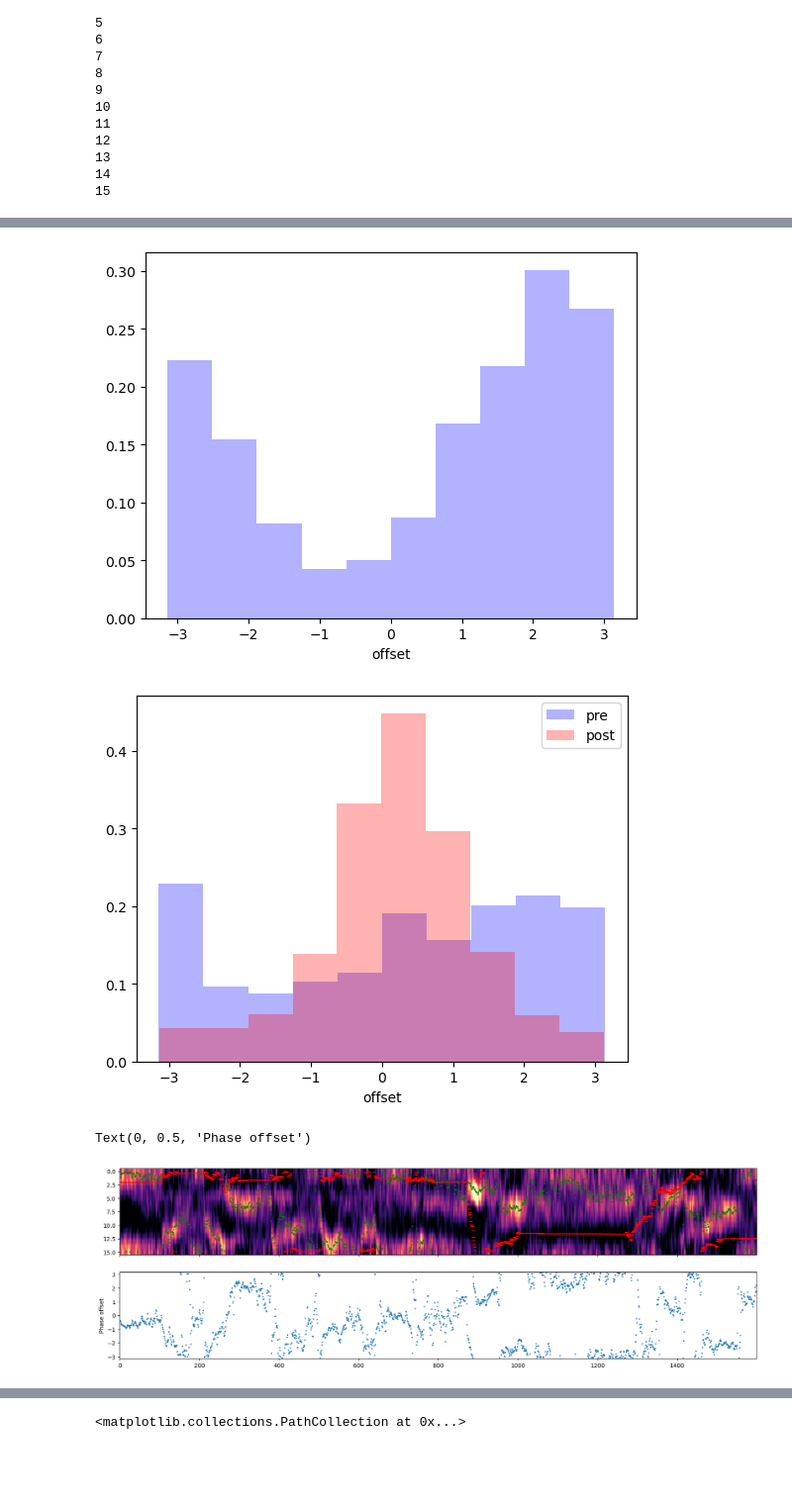
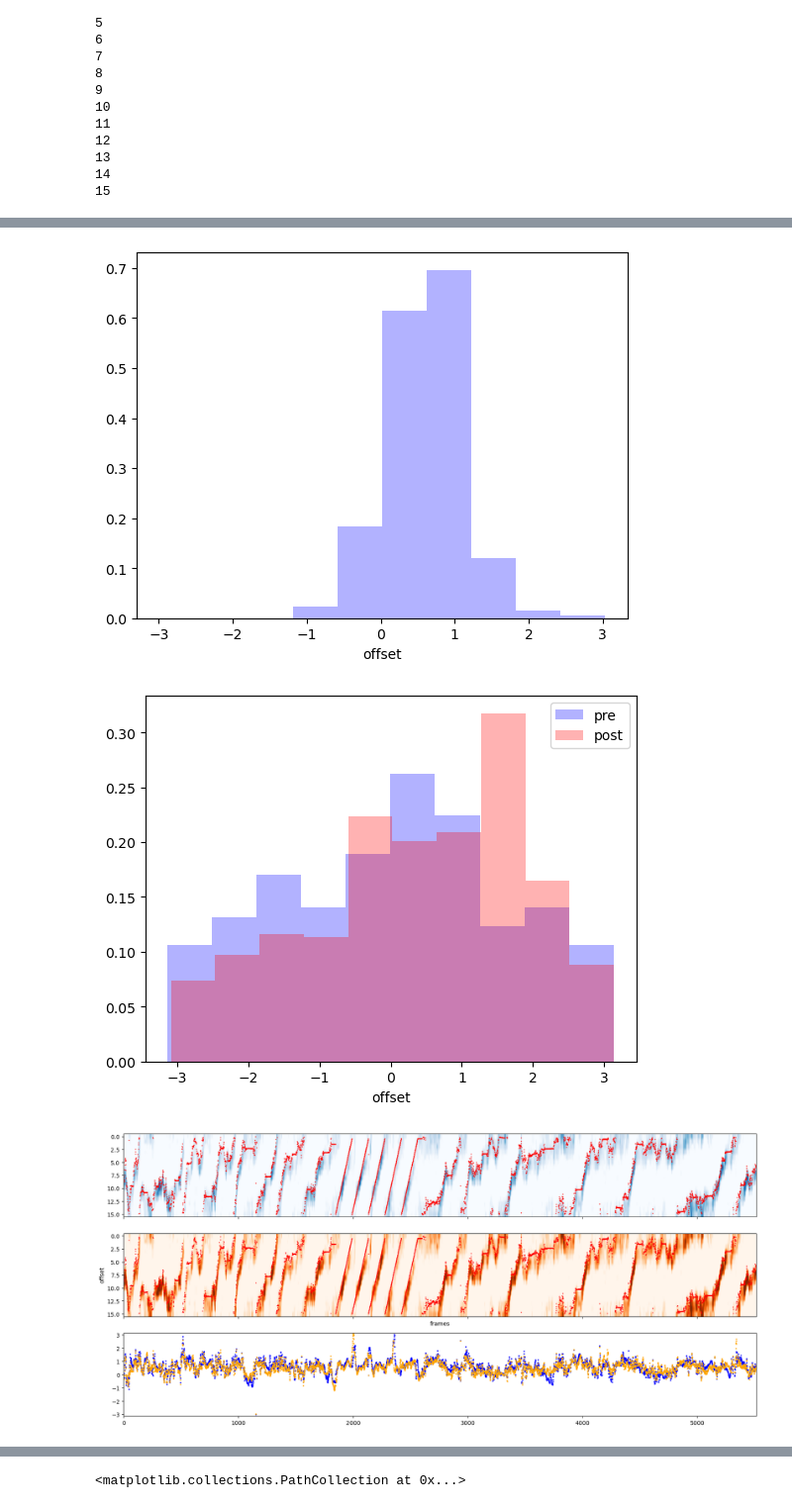
Before and after one commit to yfisher-lab/SessionTools, a Jupyter notebook: Notebooks/signal_extraction_debugging.ipynb, the cells around one changed output, grey strips where cells are left out. Shown at 99% size. Drawn from its saved outputs; the diff is of its cells as text; code cells hidden in the pictures; blank space fills up the shorter version.

```diff
--- a/Notebooks/signal_extraction_debugging.ipynb
+++ b/Notebooks/signal_extraction_debugging.ipynb
@@ -21,9 +21,9 @@ import SessionTools.two_photon as st2p
 
 %matplotlib inline
 # %%
-date = "27_02_2023"
-fly = "EPG_GCaMP7f_EL_CsChrimsontdT_fly1"
-session = "acute_bump_movement-009"
+date = "16_03_2023"
+fly = "EPG_GCaMP_EL_jRGECO_fly2"
+session = "open_loop_baseline-001"
 basedir = pathlib.PurePath(f'/media/mplitt/SSD_storage/2PData/{date}/{fly}/{session}/')
 basename_input = pathlib.Path(basedir.joinpath(session))
 metadata = st2p.preprocessing.bruker_metadata.read(basename_input)
@@ -154,7 +152,8 @@ F = sp.ndimage.gaussian_filter1d(F,.5,axis=1, mode='wrap')
 # dff = sp.stats.zscore(dff,axis=-1)
 # dff = 0*F[1,:,:]
 # dff = sp.stats.zscore(F[0,:,:]-.*F[0,:,:].mean(axis=0,keepdims=True)-.0*whole_frame_ts[np.newaxis,:],axis=-1)
-dff = sp.stats.zscore(F[1,:,:]-notF[1,np.newaxis,:],axis=-1)
+dff = sp.stats.zscore(F[0,:,:]-notF[0,np.newaxis,:],axis=-1)
+dff_r = sp.stats.zscore(F[1,:,:]-notF[1,np.newaxis,:],axis=-1)
 # dff = sp.stats.zscore(F[0,:,:]-.7*whole_frame_ts[np.newaxis,:],axis=-1)
 # %%
 print(np.amin(dff),np.amax(dff))
@@ -180,15 +179,19 @@ _,offset = st2p.utilities.cart2pol(*st2p.utilities.pol2cart(np.ones(heading.shap
 # %%
 fig_folder = f'/media/mplitt/SSD_storage/2P_scratch/{date}/{fly}/{session}/figs'
 os.makedirs(fig_folder, exist_ok=True)
+# %%
+for ind in np.argwhere(df_aligned[' Opto Trigger'].to_numpy()>0).tolist():
+    print(ind)
+    dff[:,ind[0]:ind[0]+20]=np.nan
 # %%
-win_size = 4000
+win_size = 6000
 
 for num_fig, start_i in enumerate(range(0,dff.shape[-1]-3,win_size)):
     stop_i = min(start_i+win_size, dff.shape[-1]-1)
     window = slice(start_i, stop_i)
     fig, ax = plt.subplots(3,1,figsize=[20,9], sharex=True)
     dff_window = dff[:,window]
-    ax[0].imshow(dff_window,aspect='auto',cmap='Greys',vmin=0,vmax=2)
+    ax[0].imshow(dff_window,aspect='auto',cmap='Greys',vmin=-2,vmax=3)
     x = np.arange(stop_i-start_i)
     ax[0].scatter(x,15*(heading[window]+np.pi)/2/np.pi,color='red',marker='_')
 
@@ -217,27 +219,45 @@ ax.hist(offset,alpha=.3, color='blue',density=True)
 ax.set_xlabel('offset')
 fig.savefig(os.path.join(fig_folder,'offset_hist.jpg'))
 # %% [output]
-[figure, old version]
+[figure, new version]
 # %%
 fig,ax = plt.subplots()
-ax.hist(offset[:1300],alpha=.3, color='blue',density=True, label = 'pre')
-ax.hist(offset[1700:],alpha=.3, color='red', density=True, label = 'post')
+ax.hist(offset[:1200],alpha=.3, color='blue',density=True, label = 'pre')
+ax.hist(offset[1600:],alpha=.3, color='red', density=True, label = 'post')
 ax.set_xlabel('offset')
 ax.legend()
 fig.savefig(os.path.join(fig_folder,'offset_hist.jpg'))
 # %% [output]
-[figure, old version]
+[figure, new version]
 # %%
-win = slice(600,2200)
+win_size = 6000
 
-fig,ax = plt.subplots(2,1, figsize=[20,6], sharex=True)
-ax[0].imshow(dff[:,win], aspect='auto', cmap='magma', vmin=-1, vmax=3)
-x = np.arange(0,2200-600)
-ax[0].scatter(x, 15*(heading[win]+np.pi)/2/np.pi,color='red',marker='_')
-ax[0].scatter(x,15*(phi[win]+np.pi)/2/np.pi,color='green', s=2)
-ax[1].scatter(x,offset[win],s=2)
-ax[1].set_ylim([-3.14,3.14])
-ax[1].set_ylabel('Phase offset')
+for num_fig, start_i in enumerate(range(0,dff.shape[-1]-3,win_size)):
+    stop_i = min(start_i+win_size, dff.shape[-1]-1)
+    window = slice(start_i, stop_i)
+    fig, ax = plt.subplots(3,1,figsize=[20,9], sharex=True)
+    dff_window = dff[:,window]
+    ax[0].imshow(dff_window,aspect='auto',cmap='Blues',vmin=0,vmax=5)
+    x = np.arange(stop_i-start_i)
+    ax[0].scatter(x,15*(heading[window]+np.pi)/2/np.pi,color='red',marker='.',s=2)
+    # ax[0].scatter(x,15*(phi[window]+np.pi)/2/np.pi,color='black', s=2)
+
+    ax[1].imshow(dff_window,aspect='auto',cmap='Oranges',vmin=0,vmax=3)
+    ax[1].scatter(x,15*(heading[window]+np.pi)/2/np.pi,color='red',marker='.',s=2)
+    # ax[1].scatter(x,15*(phi[window]+np.pi)/2/np.pi,color='black', s=2)
+
+
+
+    ax[2].scatter(x,offset[window],s=2, color='blue')
+    ax[2].scatter(x,offset_r[window],s=2, color='orange')
+    ax[2].set_ylim([-3.14,3.14])
+    # ax[1].plot(x,0*offset[window], marker='_')
+    ax[1].set_ylabel('offset')
+    ax[1].set_xlabel('frames')
+
+
+
+
+    fig.savefig(os.path.join(fig_folder,f'offset_{num_fig}.jpg'))
 # %% [output]
-Text(0, 0.5, 'Phase offset')
-[figure, old version]
+[figure, new version]
```
Also changed, not shown: parts of 11 cells of this notebook, 2 other files.
